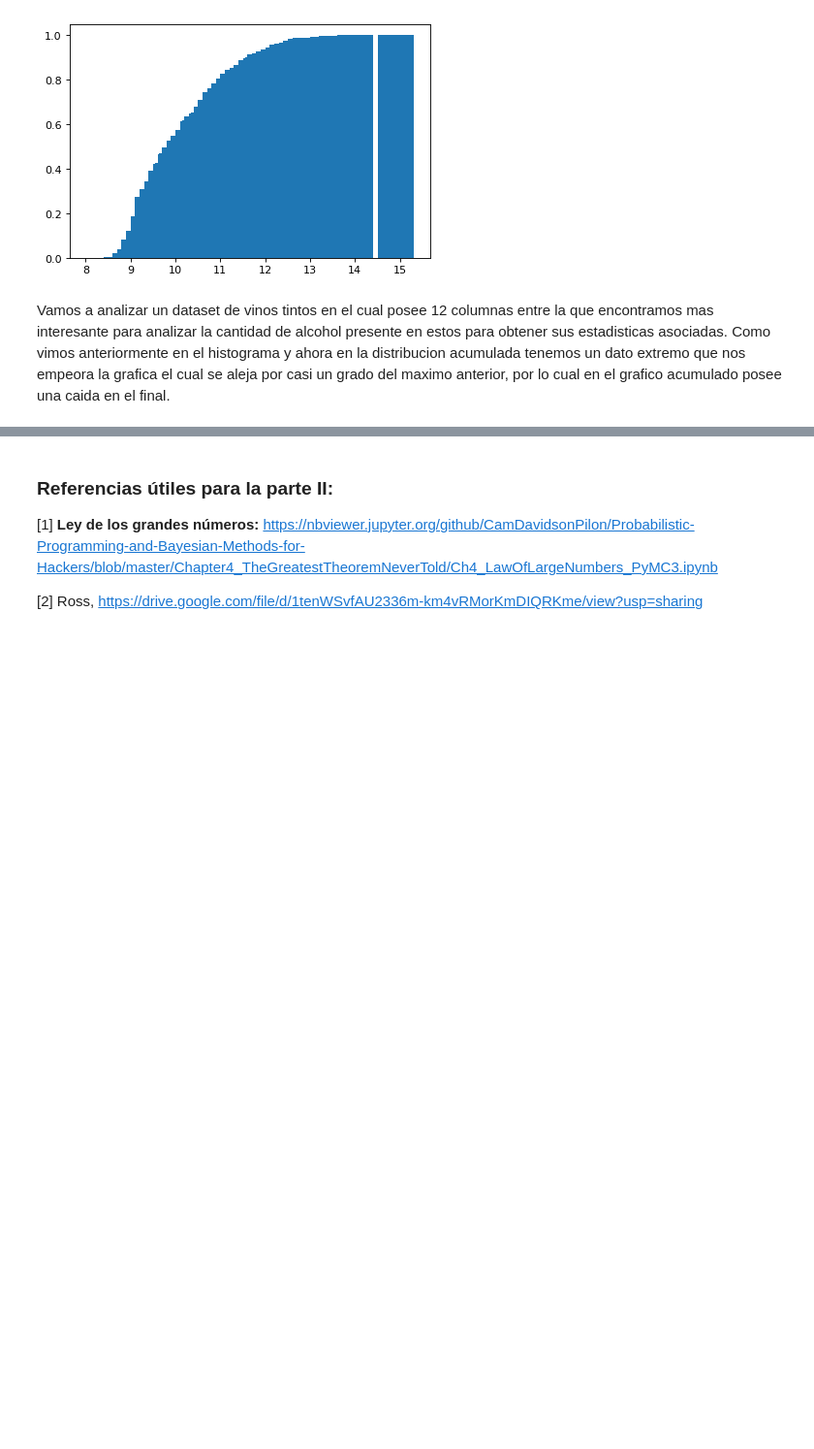
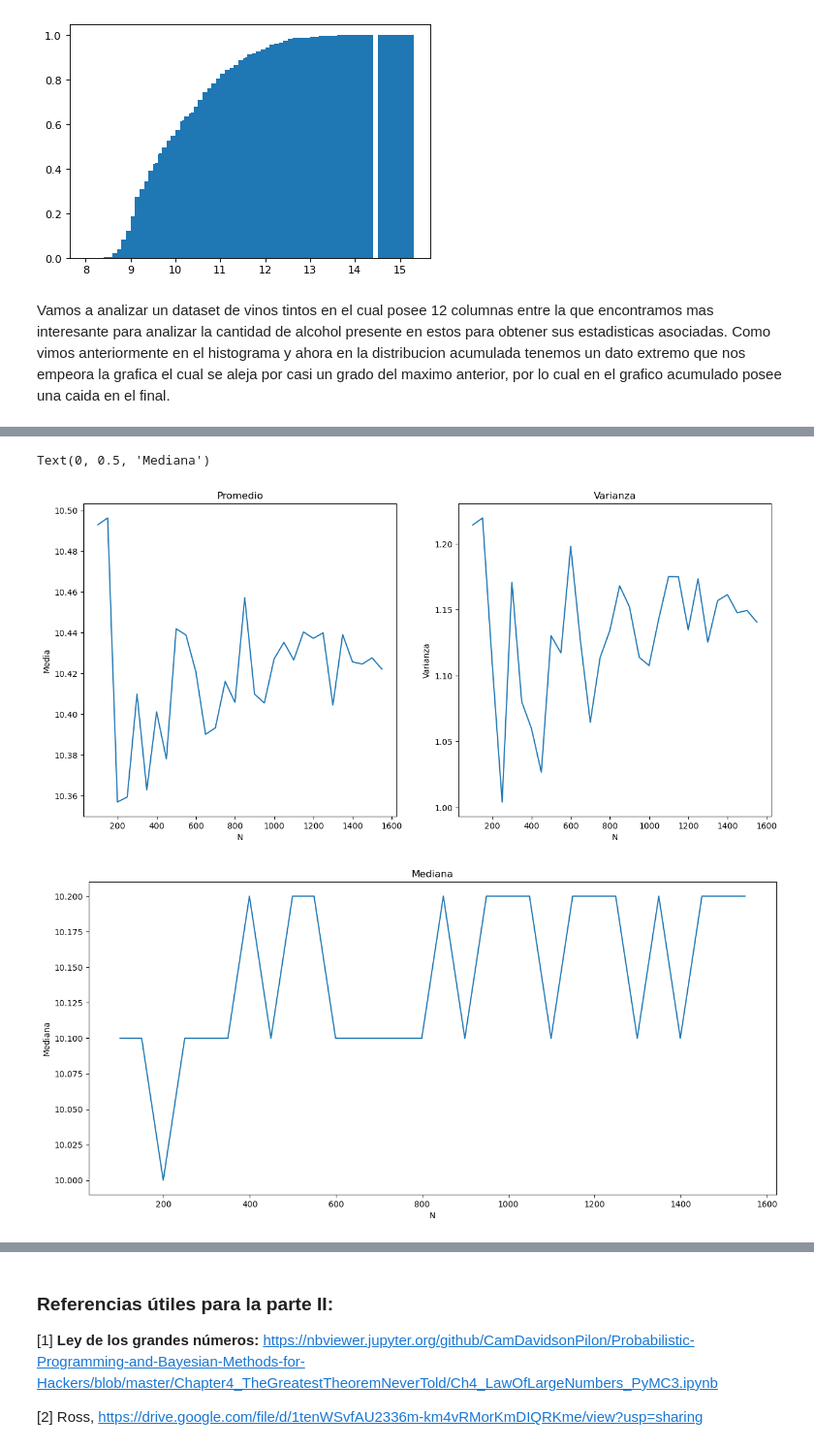
Before and after one commit to SLaraB/Simulaci-n-II-2022, a Jupyter notebook: ProyectoUnidad1.ipynb, the cells around one changed output, grey strips where cells are left out. Shown: that part at 97% size. Cells and saved outputs as stored; diff of their text form; code cells hidden in the pictures; blank space fills up the shorter version.

```diff
--- a/ProyectoUnidad1.ipynb
+++ b/ProyectoUnidad1.ipynb
@@ -337,3 +349,32 @@ display(ip.children[-1])#Show the output
 # %% [output]
 [interactive output not drawn]
 [interactive output not drawn]
+# %%
+N = np.arange(99,1599,50)
+mean = [promedio]
+var = [varianza]
+med = [mediana]
+for i in range(len(N)-1):
+    aleat = np.random.choice(datos,N[i+1],replace = False)
+    mean += [sum(aleat)/len(aleat)]
+    var += [statistics.variance(aleat)]
+    med += [statistics.median(aleat)]
+# %%
+fig, ax = plt.subplots(1,2, figsize=(15, 7))
+fig, ax1 = plt.subplots(1, figsize=(15, 7))
+ax[0].plot(N,mean)
+ax[0].set_title('Promedio')
+ax[0].set_xlabel('N')
+ax[0].set_ylabel('Media')
+ax[1].plot(N,var)
+ax[1].set_title('Varianza')
+ax[1].set_xlabel('N')
+ax[1].set_ylabel('Varianza')
+ax1.plot(N,med)
+ax1.set_title('Mediana')
+ax1.set_xlabel('N')
+ax1.set_ylabel('Mediana')
+# %% [output]
+Text(0, 0.5, 'Mediana')
+[figure, added]
+[figure, added]
```
Also changed, not shown: parts of 15 cells of this notebook.
